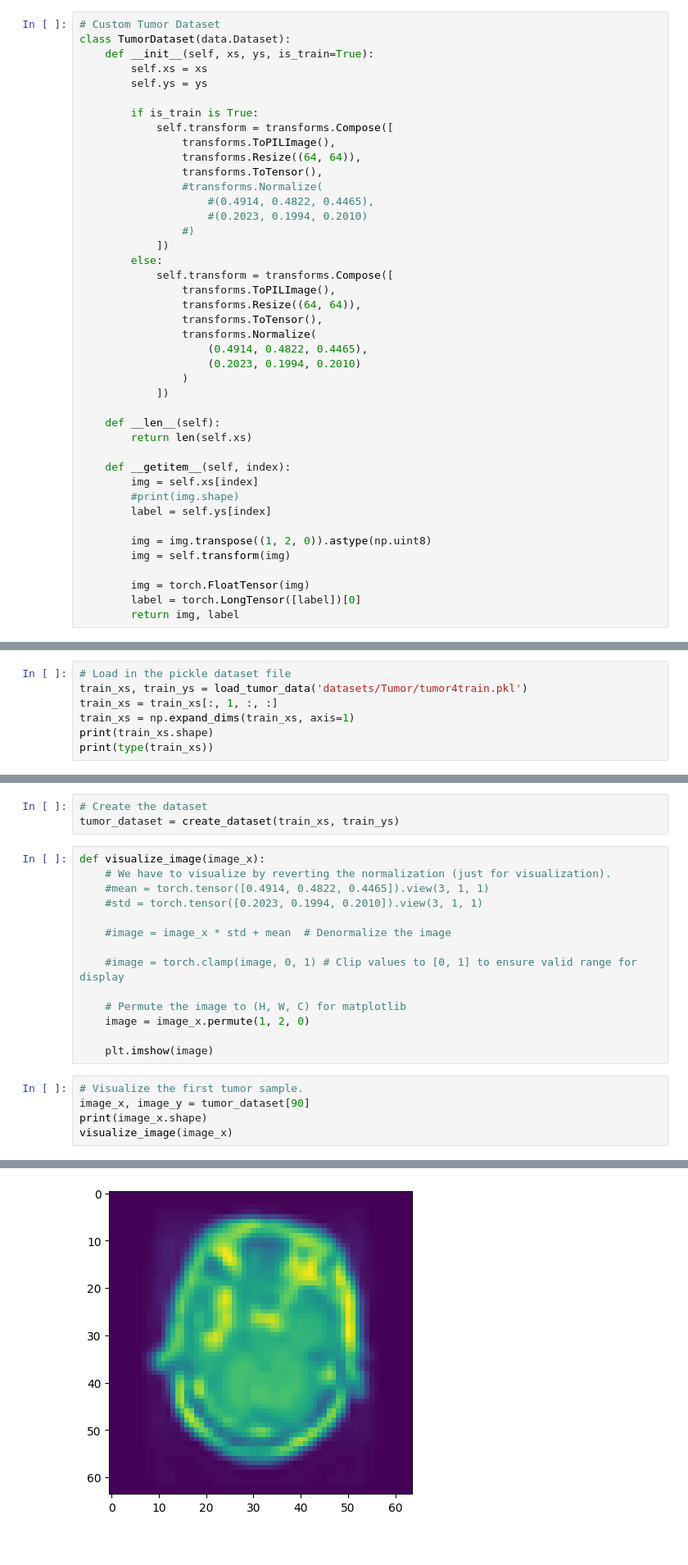
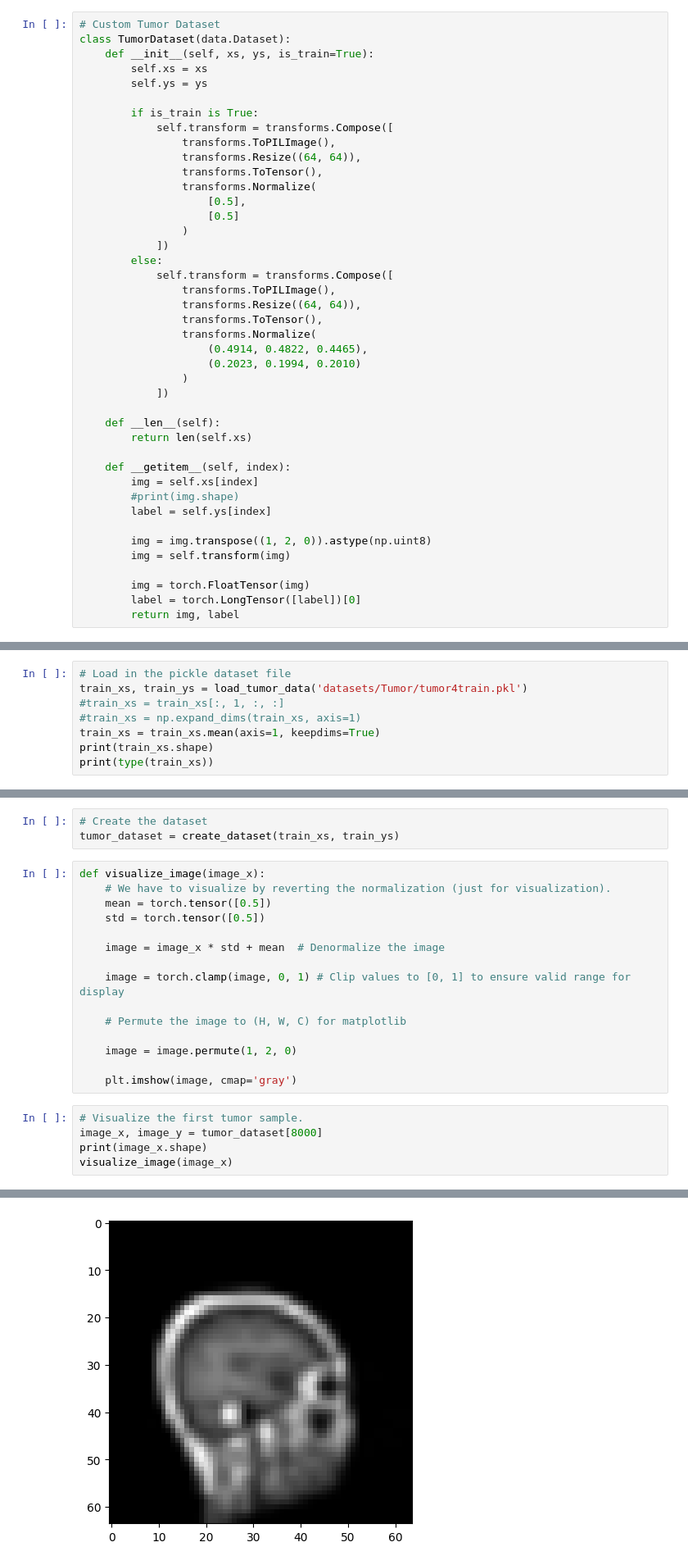
Before and after one commit to VectorJamo/Deep-Learning-Projects, a Jupyter notebook: Model Inversion/Tumor Inversion/Tumor Deep Convolutional GAN.ipynb, the cells around one changed output, grey strips where cells are left out. Shown: that part at 82% size. Cells and saved outputs as stored; diff of their text form.

```diff
--- a/Model Inversion/Tumor Inversion/Tumor Deep Convolutional GAN.ipynb
+++ b/Model Inversion/Tumor Inversion/Tumor Deep Convolutional GAN.ipynb
@@ -69,10 +69,10 @@ class TumorDataset(data.Dataset):
                 transforms.ToPILImage(),
                 transforms.Resize((64, 64)),
                 transforms.ToTensor(),
-                #transforms.Normalize(
-                    #(0.4914, 0.4822, 0.4465),
-                    #(0.2023, 0.1994, 0.2010)
-                #)
+                transforms.Normalize(
+                    [0.5],
+                    [0.5]
+                )
             ])
         else:
             self.transform = transforms.Compose([
@@ -112,8 +112,9 @@ def create_dataloader(dataset):
 # %%
 # Load in the pickle dataset file
 train_xs, train_ys = load_tumor_data('datasets/Tumor/tumor4train.pkl')
-train_xs = train_xs[:, 1, :, :]
-train_xs = np.expand_dims(train_xs, axis=1)
+#train_xs = train_xs[:, 1, :, :]
+#train_xs = np.expand_dims(train_xs, axis=1)
+train_xs = train_xs.mean(axis=1, keepdims=True)
 print(train_xs.shape)
 print(type(train_xs))
 # %% [output]
@@ -125,22 +126,23 @@ tumor_dataset = create_dataset(train_xs, train_ys)
 # %%
 def visualize_image(image_x):
     # We have to visualize by reverting the normalization (just for visualization).
-    #mean = torch.tensor([0.4914, 0.4822, 0.4465]).view(3, 1, 1)
-    #std = torch.tensor([0.2023, 0.1994, 0.2010]).view(3, 1, 1)
+    mean = torch.tensor([0.5])
+    std = torch.tensor([0.5])
 
-    #image = image_x * std + mean  # Denormalize the image
+    image = image_x * std + mean  # Denormalize the image
 
-    #image = torch.clamp(image, 0, 1) # Clip values to [0, 1] to ensure valid range for display
+    image = torch.clamp(image, 0, 1) # Clip values to [0, 1] to ensure valid range for display
 
     # Permute the image to (H, W, C) for matplotlib
-    image = image_x.permute(1, 2, 0)
 
-    plt.imshow(image)
+    image = image.permute(1, 2, 0)
+
+    plt.imshow(image, cmap='gray')
 # %%
 # Visualize the first tumor sample.
-image_x, image_y = tumor_dataset[90]
+image_x, image_y = tumor_dataset[8000]
 print(image_x.shape)
 visualize_image(image_x)
 # %% [output]
 torch.Size([1, 64, 64])
-[figure, old version]
+[figure, new version]
```
Also changed, not shown: parts of 5 cells of this notebook, 3 other files.
